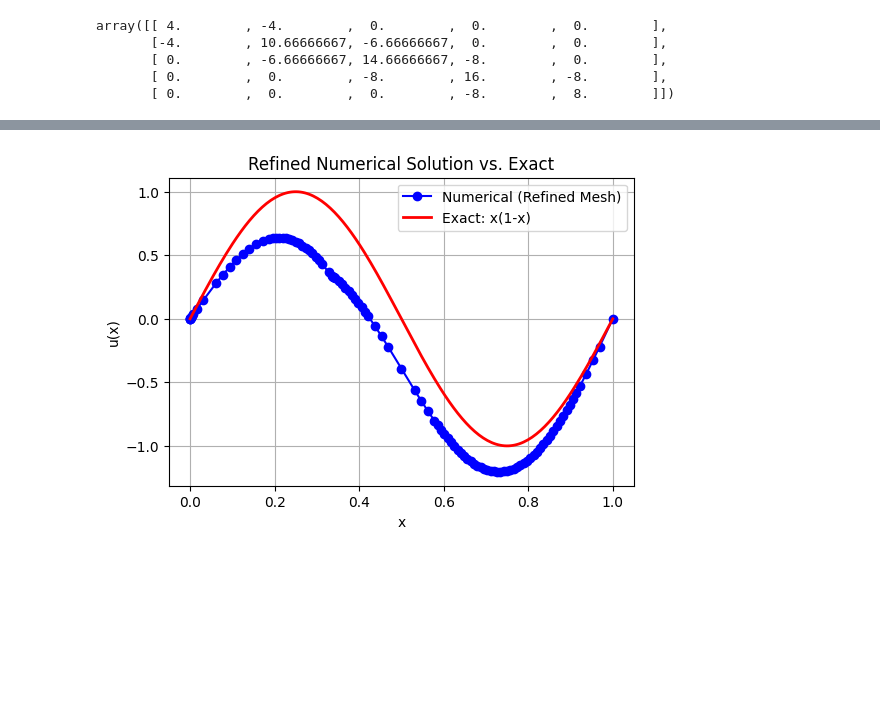
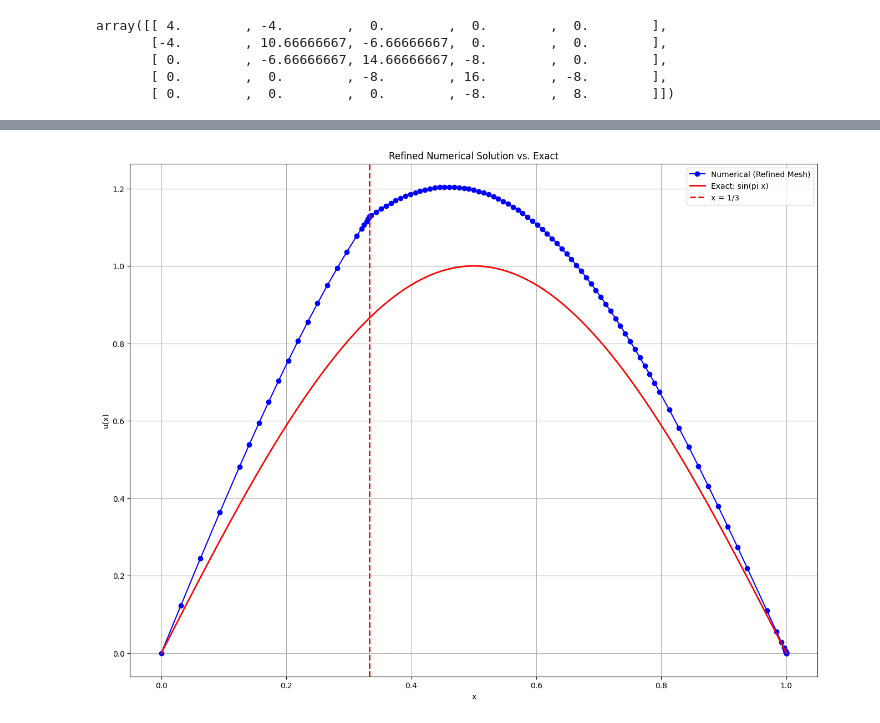
Before and after one commit to weiyuanoh/FYP, a Jupyter notebook: problem 4 test 3.ipynb, the cells around one changed output, grey strips where cells are left out. Saved outputs shown, nothing was run; the diff lists cells and outputs as text; code cells hidden in the pictures; blank space fills up the shorter version.

Commit message:
checking adaptive solver and refinement near discontinuity

```diff
--- a/problem 4 test 3.ipynb
+++ b/problem 4 test 3.ipynb
@@ -39,10 +39,16 @@ def a0(x):
 
 # def f(s):
 #     return 4 + 2 * math.sin(2 *math.pi *s) + (2*s-1) * 2* math.pi *math.cos(2*math.pi *s)
+# def f(x):
+#     x = np.asarray(x)
+#     return np.where(x < xd, 4*np.pi**2 * np.sin(2*np.pi*x),
+#                     8*np.pi**2 * np.sin(2*np.pi*x))
 def f(x):
     x = np.asarray(x)
-    return np.where(x < xd, 4*np.pi**2 * np.sin(2*np.pi*x),
-                    8*np.pi**2 * np.sin(2*np.pi*x))
+    return np.where(x < xd, np.pi**2 * np.sin(np.pi*x),
+                    2*np.pi**2 * np.sin(np.pi*x))
+
+
 
 
 n2 = 5 # num of points for gauss legendre quadrature
@@ -512,7 +529,7 @@ import numpy as np
 import matplotlib.pyplot as plt
 
 
-mesh, c_sol, enorm_history = refinement_loop(epsilon=0.01)
+mesh, c_sol, enorm_history = refinement_loop(epsilon=0.001)
 
 
 nodal = assemble_nodal_values(c_sol)
@@ -522,13 +539,14 @@ u_nodal = np.array(nodal, dtype=float)
 
 # Define the exact solution
 def exact_solution(x):
-    return np.sin(2*np.pi*x)
+    x = np.asarray(x)
+    return np.sin(np.pi*x)
 
 # We'll plot the exact solution on a fine grid from 0..1
 x_fine = np.linspace(0.0, 1.0, 200)
 u_exact = exact_solution(x_fine)
 
-plt.figure(figsize=(6,4))
+plt.figure(figsize=(16,12))
 
 # 1) Plot the piecewise-linear solution
 plt.plot(
@@ -546,9 +564,9 @@ plt.plot(
     u_exact,
     color='red',
     linewidth=2,
-    label='Exact: x(1-x)'
+    label='Exact: sin(pi x)'
 )
-
+plt.axvline(x=1/3, color='r', linestyle='--', linewidth=2, label="x = 1/3")
 plt.xlabel('x')
 plt.ylabel('u(x)')
 plt.title('Refined Numerical Solution vs. Exact')
@@ -570 +592 @@ Refined mesh: [0.0, 0.000244140625, 0.00048828125, 0.0009765625, 0.001953125, 0.
-[figure, old version]
+[figure, new version]
```
Also changed, not shown: parts of 4 cells of this notebook, 3 other files.
